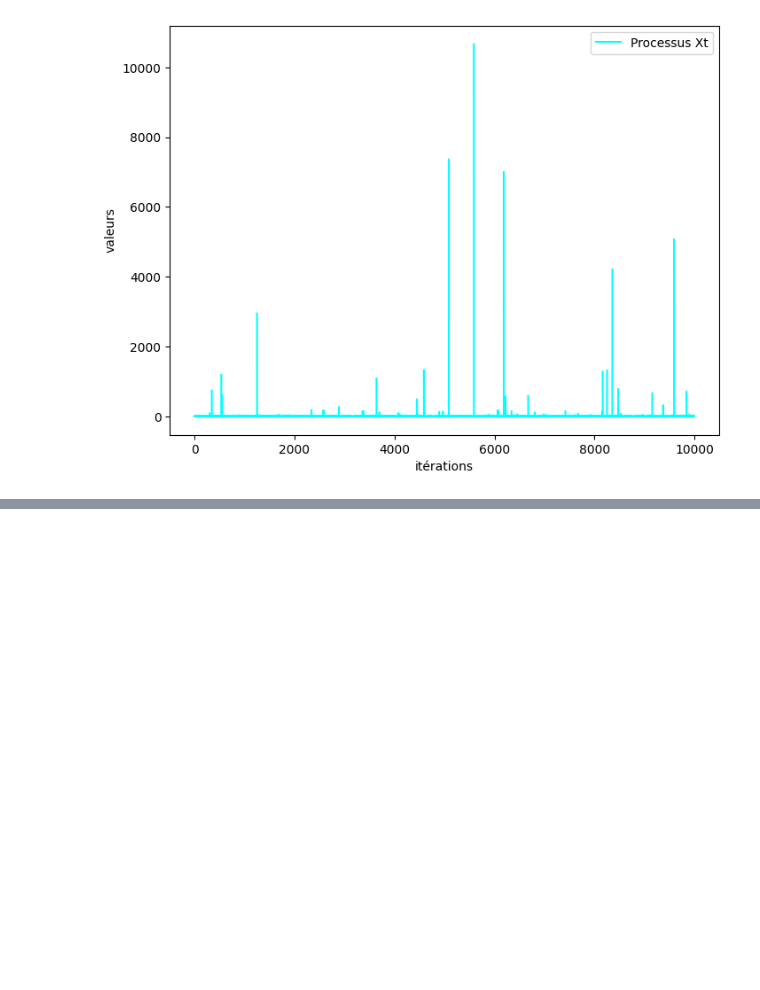
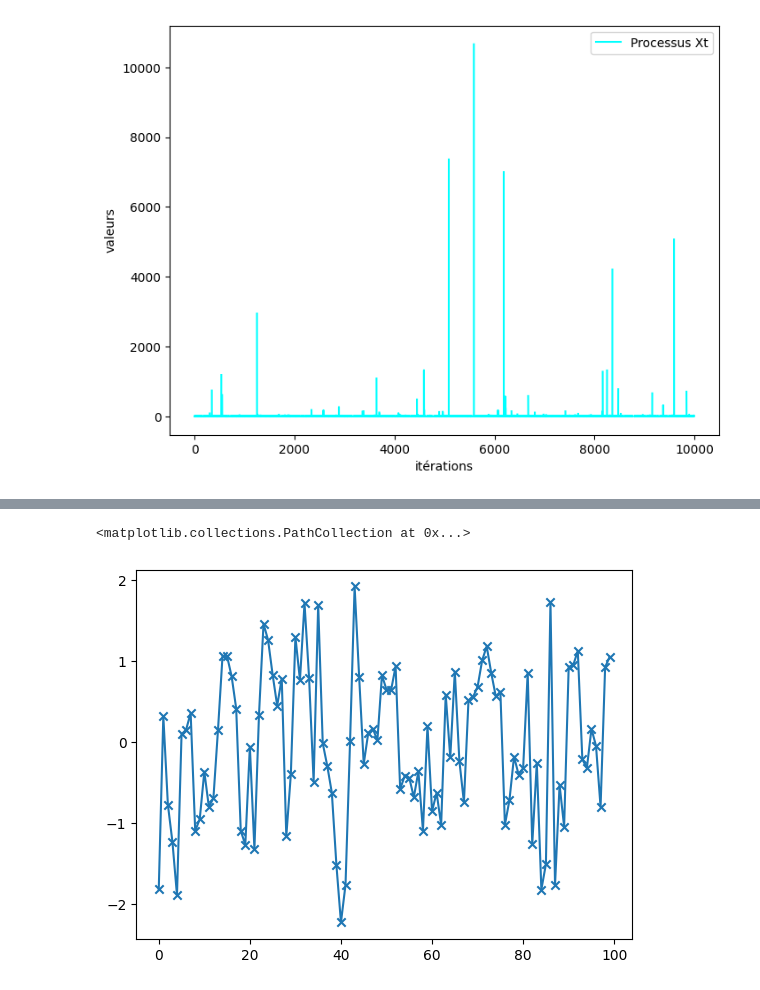
Before and after one commit to AugustinCablant/Statistics-and-Probability, a Jupyter notebook: TD_time_series.ipynb, the cells around one changed output, grey strips where cells are left out. Saved outputs shown, nothing was run; the diff lists cells and outputs as text; code cells hidden in the pictures; blank space fills up the shorter version.

```diff
--- a/TD_time_series.ipynb
+++ b/TD_time_series.ipynb
@@ -17,0 +41,16 @@ plt.show()
+# %%
+#Trajectoire d'un AR(1)
+
+def AR1(phi, taille=100):
+    WN = np.random.normal(0,1, size=taille)
+    X = [WN[0]]
+    for i in range(1,taille):
+        X.append(phi*X[i-1] + WN[i])
+    return X
+
+X = AR1(0.5, taille=100)
+plt.plot(range(100), X)
+plt.scatter(range(100), X, marker = 'x')
+# %% [output]
+<matplotlib.collections.PathCollection at 0x...>
+[figure, added]
```
Also changed, not shown: parts of 2 cells of this notebook.
